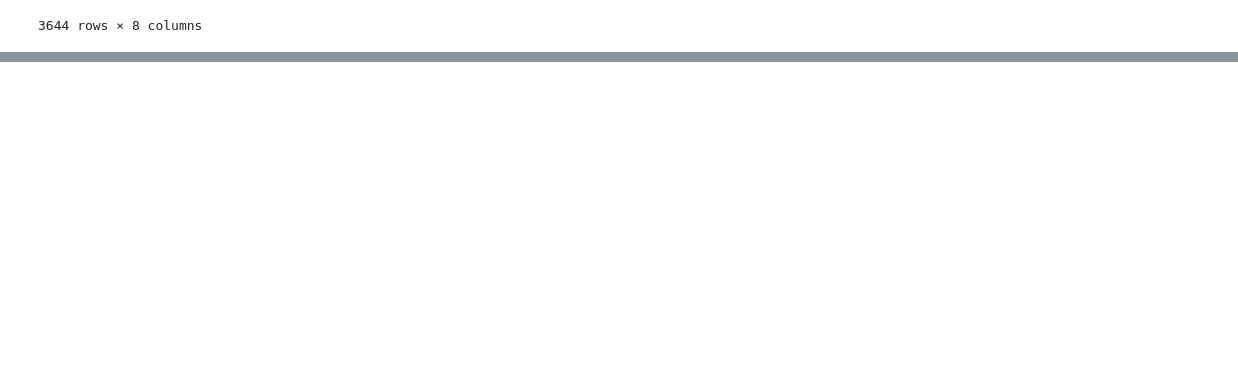
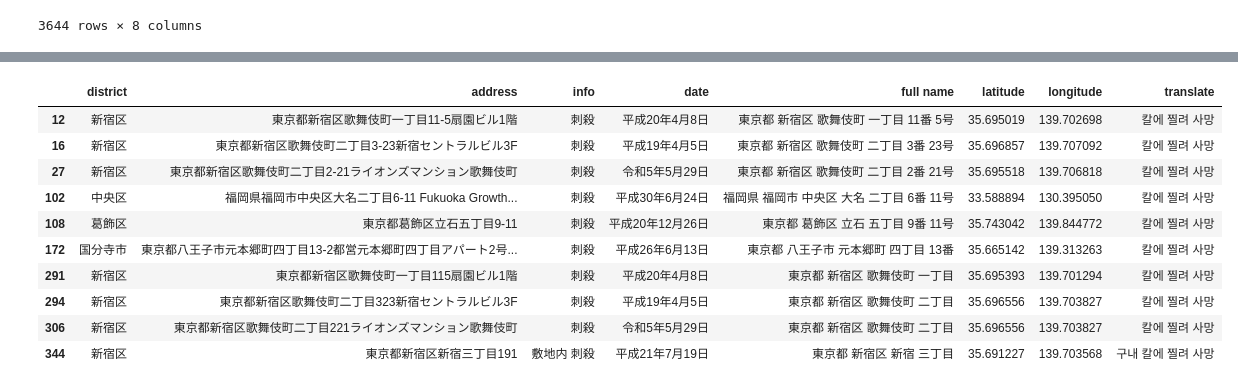
Before and after one commit to zinnie1025/AirbnbWise, a Jupyter notebook: Dataset_Processing/yunyoung/oshima_data_tagging.ipynb, the cells around one changed output, grey strips where cells are left out. Cells and saved outputs as stored; diff of their text form; code cells hidden in the pictures; blank space fills up the shorter version.

```diff
--- a/Dataset_Processing/yunyoung/oshima_data_tagging.ipynb
+++ b/Dataset_Processing/yunyoung/oshima_data_tagging.ipynb
@@ -544,0 +581,18 @@ df_unique
+# %%
+oshima_fix = df_unique.copy()
+
+oshima_fix.loc[oshima_fix['info'].str.contains('刺殺') & oshima_fix['translate'].str.contains('자살'), 'translate'] = oshima_fix['translate'].str.replace('자살', '칼에 찔려 사망')
+# %%
+oshima_fix[oshima_fix['info'].str.contains('刺殺')].head(10)
+# %% [output]
+|  | district | address | info | date | full name | latitude | longitude | translate |
+| 12 | 新宿区 | 東京都新宿区歌舞伎町一丁目11-5扇園ビル1階 | 刺殺 | 平成20年4月8日 | 東京都 新宿区 歌舞伎町 一丁目 11番 5号 | 35.695019 | 139.702698 | 칼에 찔려 사망 |
+| 16 | 新宿区 | 東京都新宿区歌舞伎町二丁目3-23新宿セントラルビル3F | 刺殺 | 平成19年4月5日 | 東京都 新宿区 歌舞伎町 二丁目 3番 23号 | 35.696857 | 139.707092 | 칼에 찔려 사망 |
+| 27 | 新宿区 | 東京都新宿区歌舞伎町二丁目2-21ライオンズマンション歌舞伎町 | 刺殺 | 令和5年5月29日 | 東京都 新宿区 歌舞伎町 二丁目 2番 21号 | 35.695518 | 139.706818 | 칼에 찔려 사망 |
+| 102 | 中央区 | 福岡県福岡市中央区大名二丁目6-11 Fukuoka Growth... | 刺殺 | 平成30年6月24日 | 福岡県 福岡市 中央区 大名 二丁目 6番 11号 | 33.588894 | 130.395050 | 칼에 찔려 사망 |
+| 108 | 葛飾区 | 東京都葛飾区立石五丁目9-11 | 刺殺 | 平成20年12月26日 | 東京都 葛飾区 立石 五丁目 9番 11号 | 35.743042 | 139.844772 | 칼에 찔려 사망 |
+| 172 | 国分寺市 | 東京都八王子市元本郷町四丁目13-2都営元本郷町四丁目アパート2号... | 刺殺 | 平成26年6月13日 | 東京都 八王子市 元本郷町 四丁目 13番 | 35.665142 | 139.313263 | 칼에 찔려 사망 |
+| 291 | 新宿区 | 東京都新宿区歌舞伎町一丁目115扇園ビル1階 | 刺殺 | 平成20年4月8日 | 東京都 新宿区 歌舞伎町 一丁目 | 35.695393 | 139.701294 | 칼에 찔려 사망 |
+| 294 | 新宿区 | 東京都新宿区歌舞伎町二丁目323新宿セントラルビル3F | 刺殺 | 平成19年4月5日 | 東京都 新宿区 歌舞伎町 二丁目 | 35.696556 | 139.703827 | 칼에 찔려 사망 |
+| 306 | 新宿区 | 東京都新宿区歌舞伎町二丁目221ライオンズマンション歌舞伎町 | 刺殺 | 令和5年5月29日 | 東京都 新宿区 歌舞伎町 二丁目 | 35.696556 | 139.703827 | 칼에 찔려 사망 |
+| 344 | 新宿区 | 東京都新宿区新宿三丁目191 | 敷地内 刺殺 | 平成21年7月19日 | 東京都 新宿区 新宿 三丁目 | 35.691227 | 139.703568 | 구내 칼에 찔려 사망 |
```
Also changed, not shown: parts of 79 cells of this notebook.
